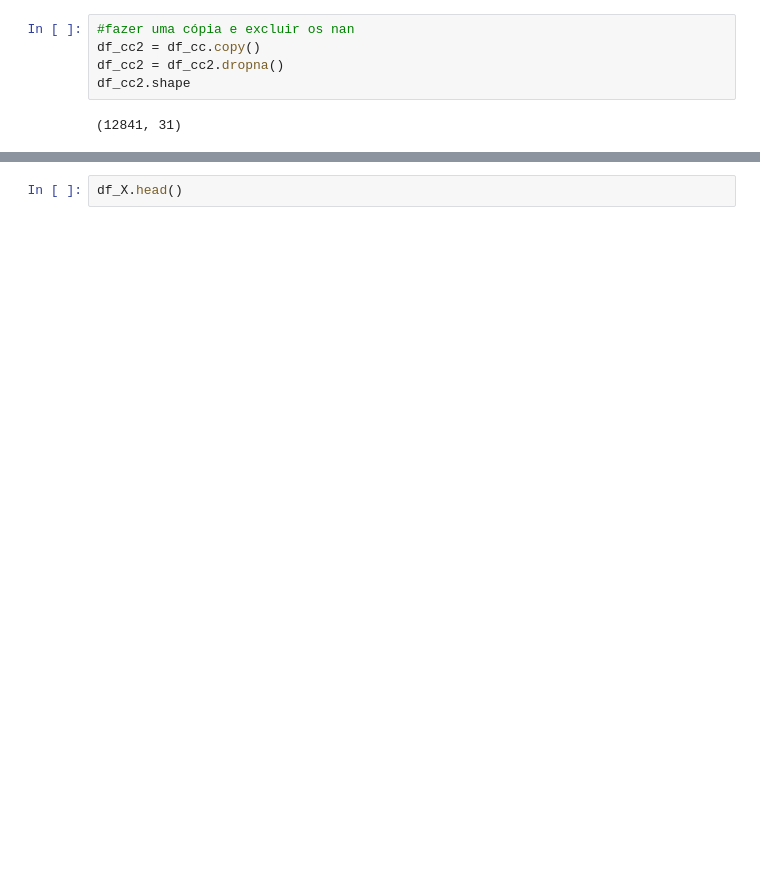
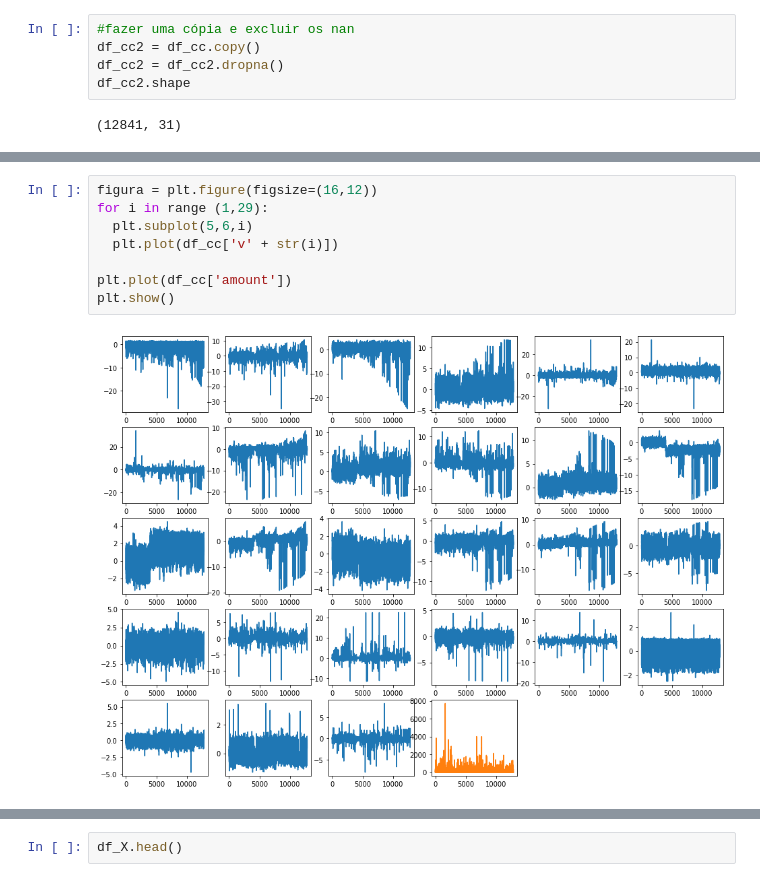
Before and after one commit to glaucohb/DSWP_Anotacoes_Glauco, a Jupyter notebook: Notebooks/NB15_00__Machine_Learning___DSWP.ipynb, the cells around one changed output, grey strips where cells are left out. Drawn from its saved outputs; the diff is of its cells as text; blank space fills up the shorter version.

```diff
--- a/Notebooks/NB15_00__Machine_Learning___DSWP.ipynb
+++ b/Notebooks/NB15_00__Machine_Learning___DSWP.ipynb
@@ -1824,0 +1867,10 @@ df_y = df_cc2['Class']
+# %%
+figura = plt.figure(figsize=(16,12))
+for i in range (1,29):
+  plt.subplot(5,6,i)
+  plt.plot(df_cc['v' + str(i)])
+
+plt.plot(df_cc['amount'])
+plt.show()
+# %% [output]
+[figure, added]
```
Also changed, not shown: parts of 29 cells of this notebook.
